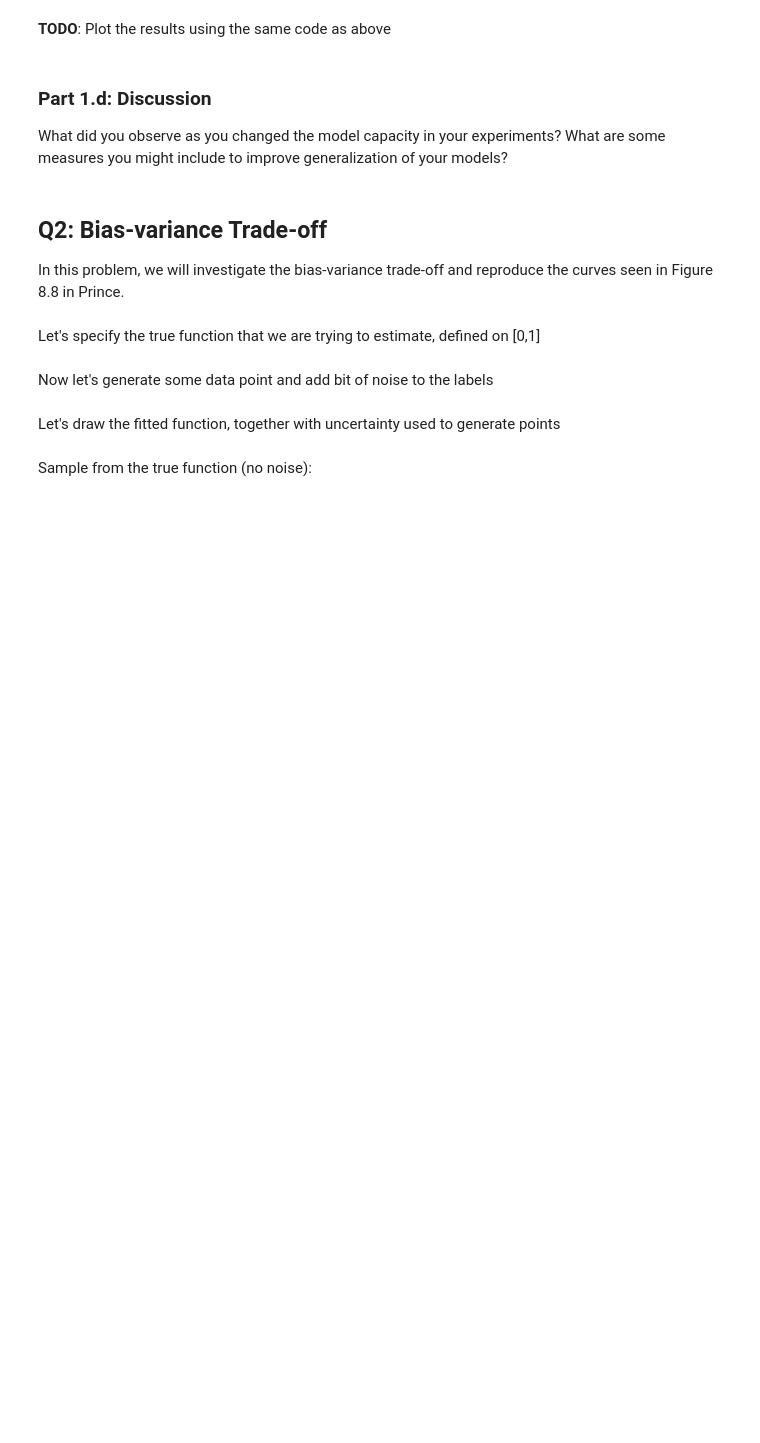
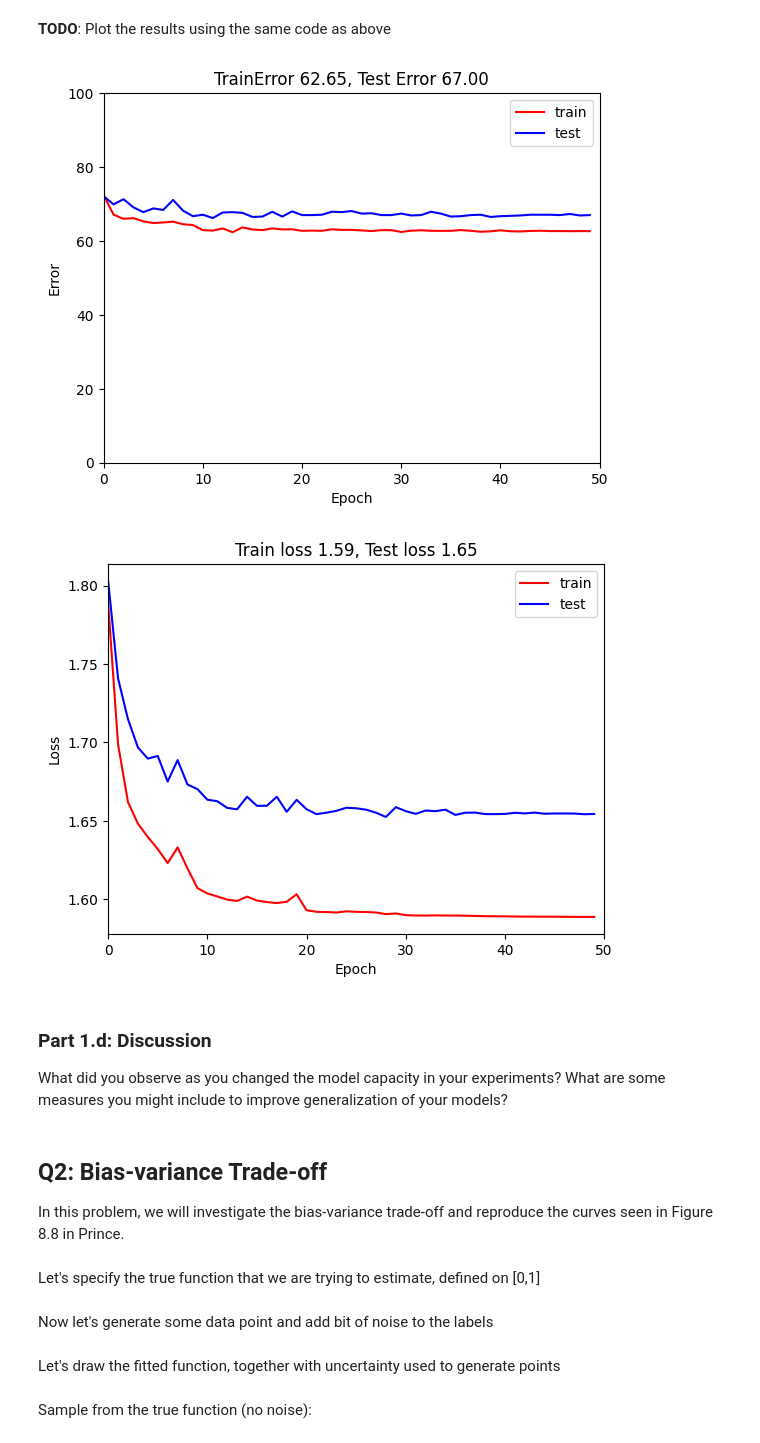
Before and after one commit to ldsbalu/Balu-Portfolio, a Jupyter notebook: lab5_generalization.ipynb, the cells around one changed output. Drawn from its saved outputs; the diff is of its cells as text; code cells hidden in the pictures; blank space fills up the shorter version.

```diff
--- a/lab5_generalization.ipynb
+++ b/lab5_generalization.ipynb
@@ -183,7 +291,9 @@ Let's run one last experiment, this time with a simple linear model with **NO**
 **TODO:** Define a model with no hidden layers. This model should just be a linear layer that maps from the input dimension, `D_i` to the output dimension, `D_o`
 # %%
 # Your code here
+better_model = nn.Sequential(nn.Linear(D_i, D_o))
 # %% [markdown]
 **TODO**: Train the model using the same code as above
 # %%
 # Your code here
+errors_train, errors_test, losses_train, losses_test = train_model(better_model, data_loader, n_epoch=50)
@@ -191,6 +319,10 @@ Let's run one last experiment, this time with a simple linear model with **NO**
 **TODO**: Plot the results using the same code as above
 # %%
 # Your code here
+plot_results(errors_train, errors_test, losses_train, losses_test, n_epoch=50)
+# %% [output]
+[figure, added]
+[figure, added]
 # %% [markdown]
 ### Part 1.d: Discussion
 What did you observe as you changed the model capacity in your experiments? What are some measures you might include to improve generalization of your models?
```
Also changed, not shown: parts of 28 cells of this notebook.
